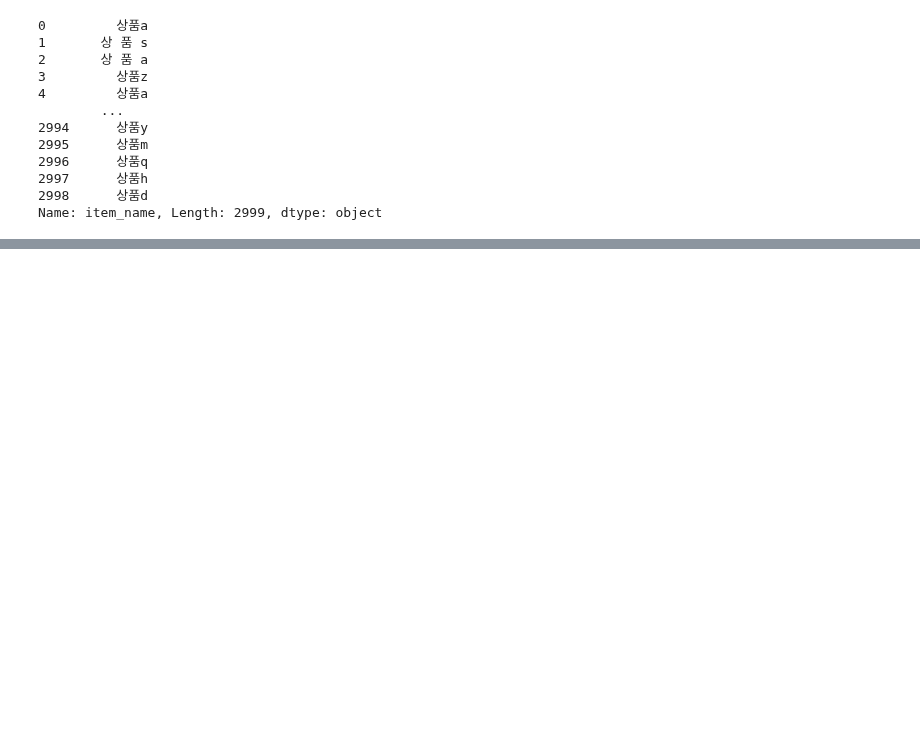
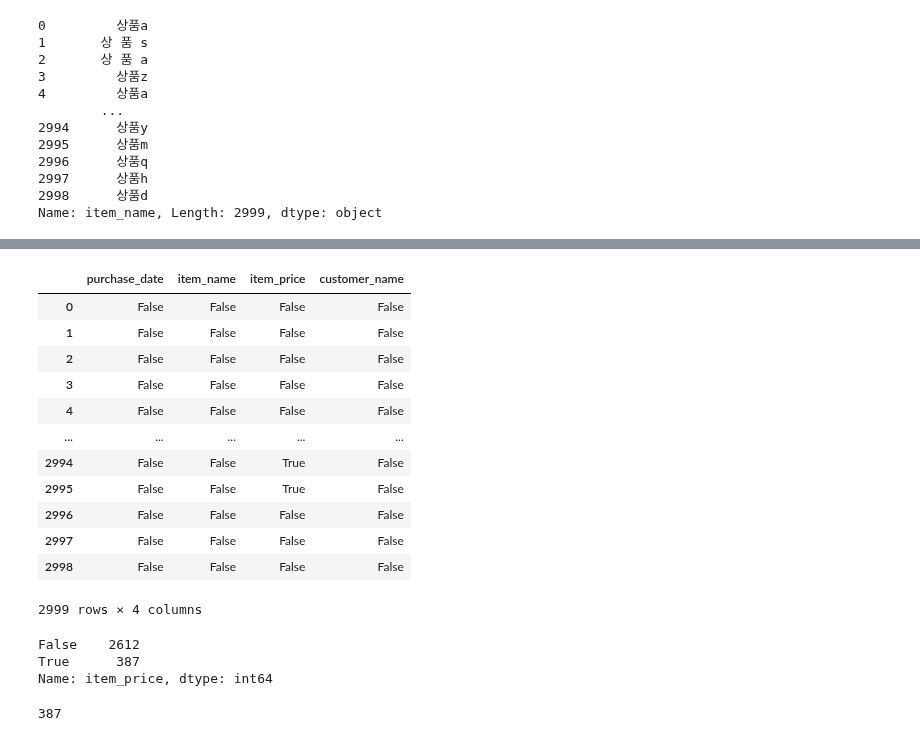
Before and after one commit to sejinhwang97ko/2023prac, a Jupyter notebook: 20230405/02.uriage.ipynb, the cells around one changed output, grey strips where cells are left out. Cells and saved outputs as stored; diff of their text form; code cells hidden in the pictures; blank space fills up the shorter version.

```diff
--- a/20230405/02.uriage.ipynb
+++ b/20230405/02.uriage.ipynb
@@ -123,0 +135,4 @@ Name: item_name, Length: 2999, dtype: object
+# %%
+# 좌우 공백은 strip 쓰는데 문자열 사이의 공백까지 제거하려면 replace
+uriage['item_name'] = uriage['item_name'].apply(lambda x: x.replace(" ", ""))
+uriage.head()
@@ -123,0 +158,26 @@ Name: item_name, Length: 2999, dtype: object
+# %%
+uriage.isna()
+# %% [output]
+|  | purchase_date | item_name | item_price | customer_name |
+| 0 | False | False | False | False |
+| 1 | False | False | False | False |
+| 2 | False | False | False | False |
+| 3 | False | False | False | False |
+| 4 | False | False | False | False |
+| ... | ... | ... | ... | ... |
+| 2994 | False | False | True | False |
+| 2995 | False | False | True | False |
+| 2996 | False | False | False | False |
+| 2997 | False | False | False | False |
+| 2998 | False | False | False | False |
+2999 rows × 4 columns
+# %%
+uriage['item_price'].isna().value_counts()
+# %% [output]
+False    2612
+True      387
+Name: item_price, dtype: int64
+# %%
+uriage['item_price'].isna().sum()
+# %% [output]
+387
```
Also changed, not shown: parts of 21 cells of this notebook.
